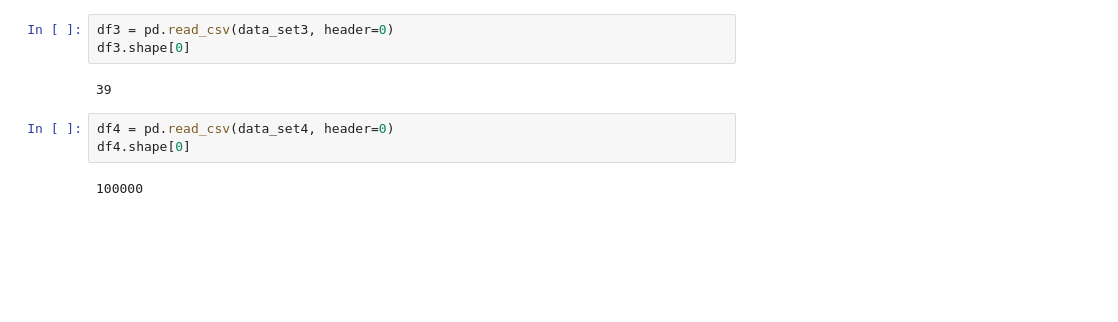
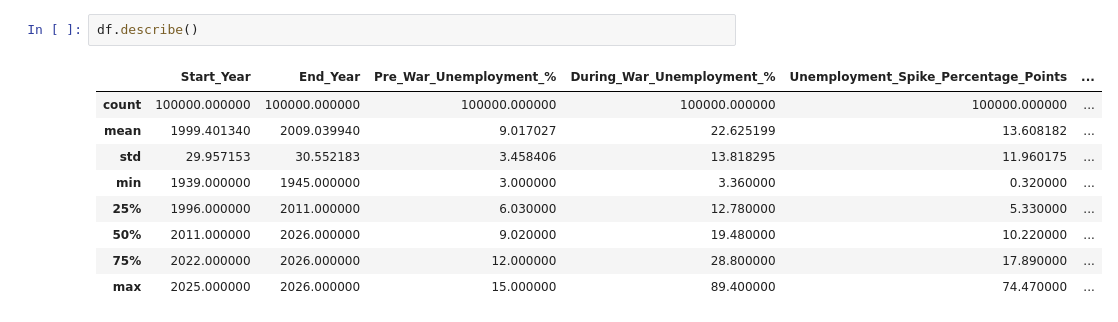
Before and after one commit to J2ckyo/4850-Final-Project, a Jupyter notebook: Data_Rangling.ipynb, the cells around one changed output. Drawn from its saved outputs; the diff is of its cells as text; blank space fills up the shorter version.

```diff
--- a/Data_Rangling.ipynb
+++ b/Data_Rangling.ipynb
@@ -18,10 +42,12 @@ df2.shape[0]
-# %%
-df3 = pd.read_csv(data_set3, header=0)
-df3.shape[0]
-# %% [output]
-39
-# %%
-df4 = pd.read_csv(data_set4, header=0)
-df4.shape[0]
-# %% [output]
-100000
+# %%
+df.describe()
+# %% [output]
+|  | Start_Year | End_Year | Pre_War_Unemployment_% | During_War_Unemployment_% | Unemployment_Spike_Percentage_Points | ... |
+| count | 100000.000000 | 100000.000000 | 100000.000000 | 100000.000000 | 100000.000000 | ... |
+| mean | 1999.401340 | 2009.039940 | 9.017027 | 22.625199 | 13.608182 | ... |
+| std | 29.957153 | 30.552183 | 3.458406 | 13.818295 | 11.960175 | ... |
+| min | 1939.000000 | 1945.000000 | 3.000000 | 3.360000 | 0.320000 | ... |
+| 25% | 1996.000000 | 2011.000000 | 6.030000 | 12.780000 | 5.330000 | ... |
+| 50% | 2011.000000 | 2026.000000 | 9.020000 | 19.480000 | 10.220000 | ... |
+| 75% | 2022.000000 | 2026.000000 | 12.000000 | 28.800000 | 17.890000 | ... |
+| max | 2025.000000 | 2026.000000 | 15.000000 | 89.400000 | 74.470000 | ... |
```
Also changed, not shown: parts of 12 cells of this notebook, 1 other file.
